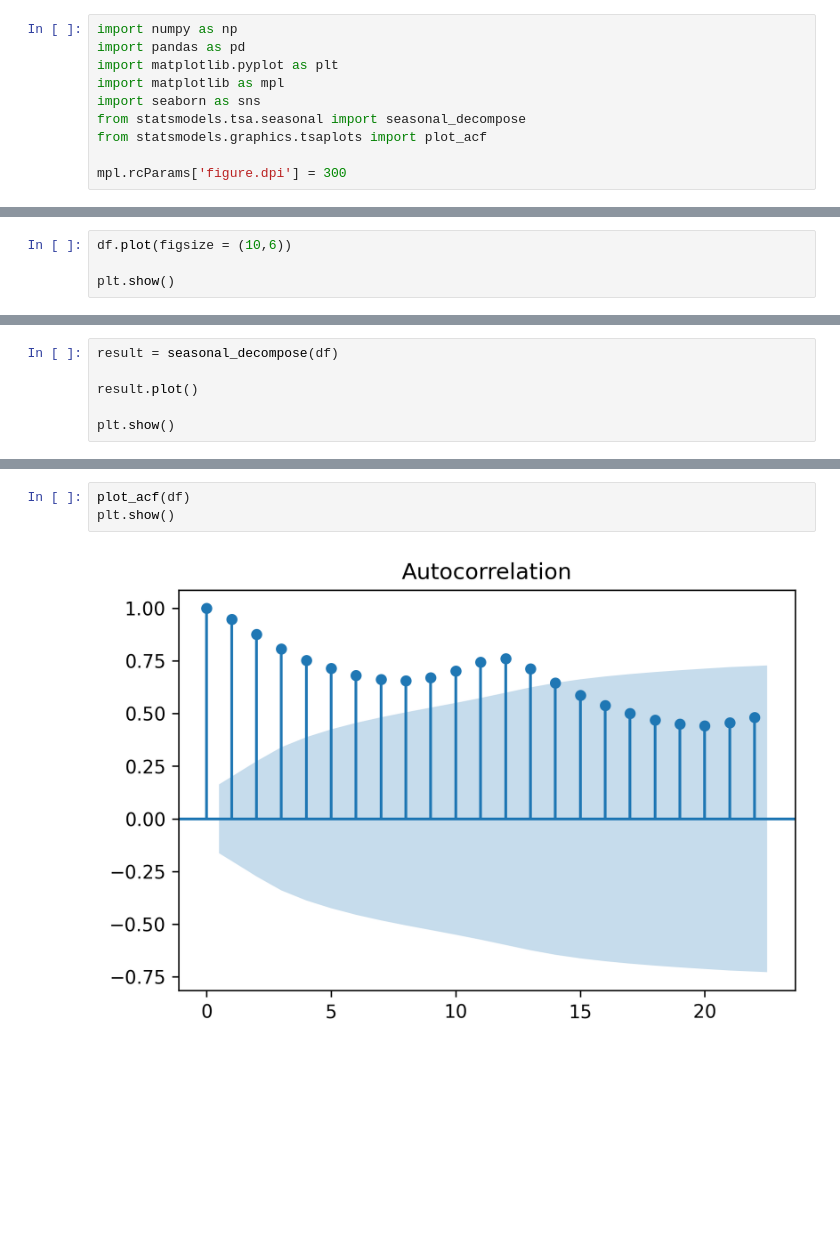
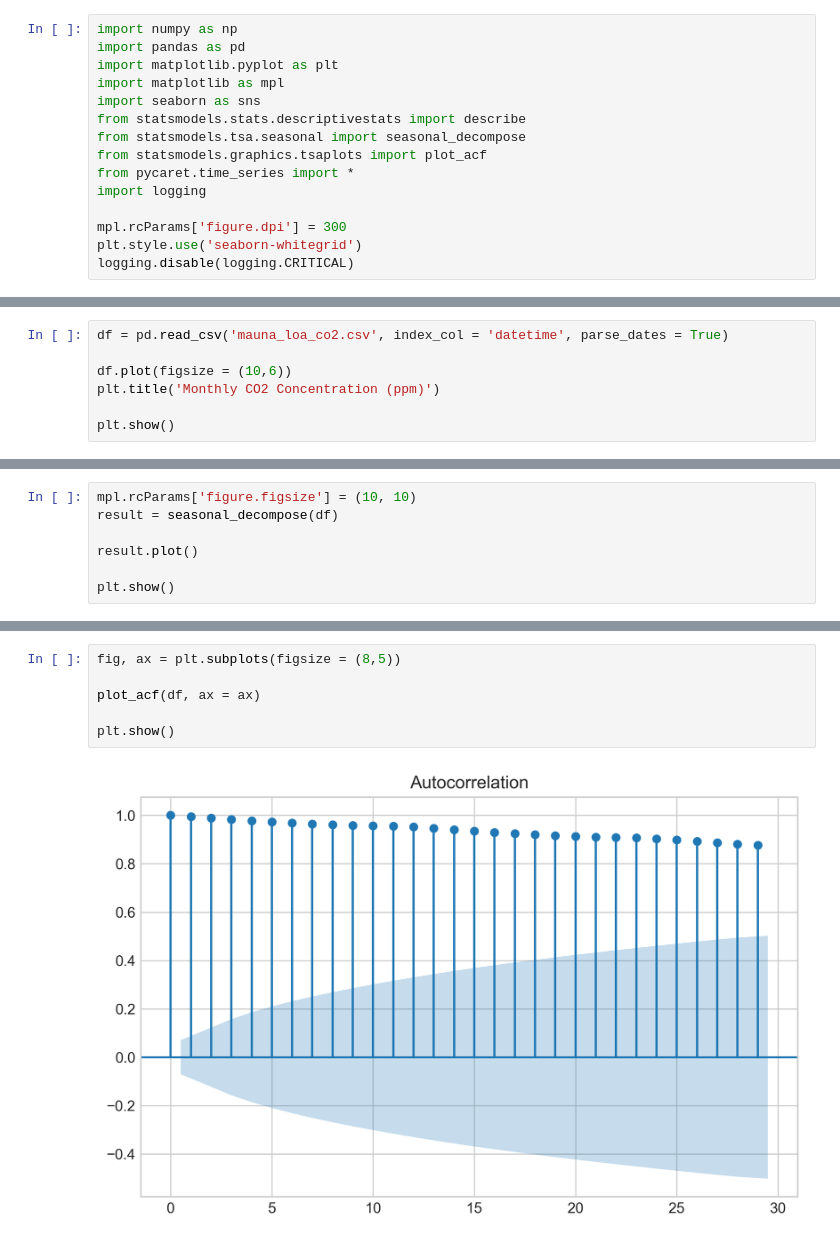
Before and after one commit to derevirn/pycaret-book, a Jupyter notebook: Time_Series_Forecasting/forecasting.ipynb, the cells around one changed output, grey strips where cells are left out. Cells and saved outputs as stored; diff of their text form; blank space fills up the shorter version.

```diff
--- a/Time_Series_Forecasting/forecasting.ipynb
+++ b/Time_Series_Forecasting/forecasting.ipynb
@@ -4,7 +4,12 @@ import pandas as pd
 import matplotlib.pyplot as plt
 import matplotlib as mpl
 import seaborn as sns
+from statsmodels.stats.descriptivestats import describe
 from statsmodels.tsa.seasonal import seasonal_decompose
 from statsmodels.graphics.tsaplots import plot_acf
+from pycaret.time_series import *
+import logging
 
 mpl.rcParams['figure.dpi'] = 300
+plt.style.use('seaborn-whitegrid')
+logging.disable(logging.CRITICAL)
@@ -14,5 +16,8 @@ df = pd.read_csv('https://raw.githubusercontent.com/unit8co/darts/master/dataset
 # %%
+df = pd.read_csv('mauna_loa_co2.csv', index_col = 'datetime', parse_dates = True)
+
 df.plot(figsize = (10,6))
+plt.title('Monthly CO2 Concentration (ppm)')
 
 plt.show()
 # %% [output]
@@ -20,4 +25,5 @@ plt.show()
 # %%
+mpl.rcParams['figure.figsize'] = (10, 10)
 result = seasonal_decompose(df)
 
 result.plot()
@@ -28,5 +34,8 @@ plt.show()
 # %%
-plot_acf(df)
+fig, ax = plt.subplots(figsize = (8,5))
+
+plot_acf(df, ax = ax)
+
 plt.show()
 # %% [output]
-[figure, old version]
+[figure, new version]
```
Also changed, not shown: parts of 11 cells of this notebook, 2 other files.
